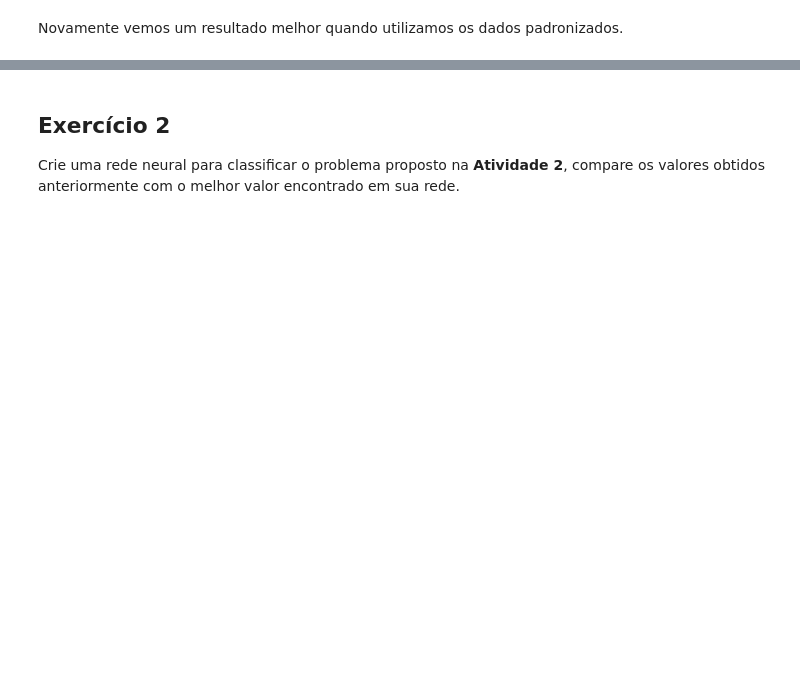
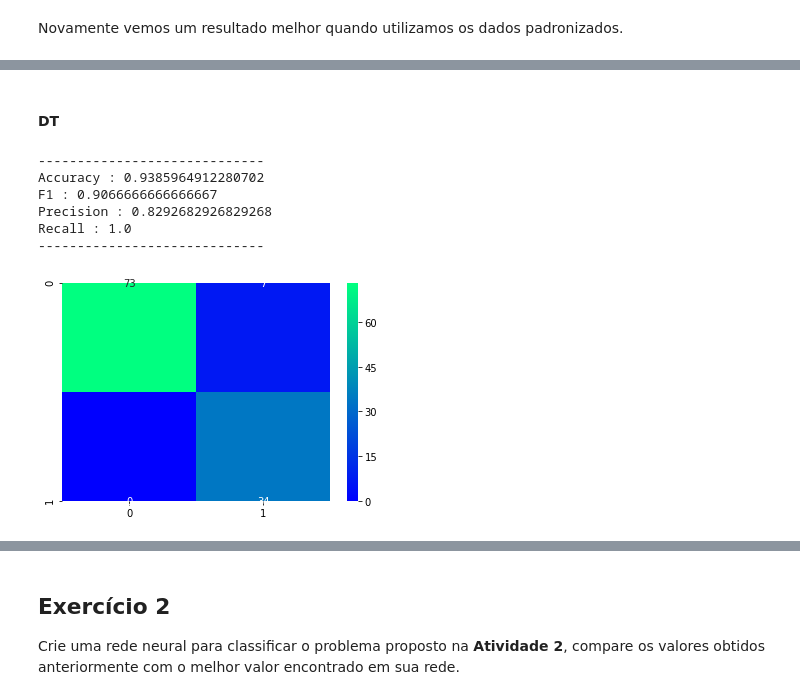
Before and after one commit to pgiaeinstein/cnn, a Jupyter notebook: Atividade2.ipynb, the cells around one changed output, grey strips where cells are left out. Cells and saved outputs as stored; diff of their text form; code cells hidden in the pictures; blank space fills up the shorter version.

```diff
--- a/Atividade2.ipynb
+++ b/Atividade2.ipynb
@@ -325,0 +644,15 @@ Novamente vemos um resultado melhor quando utilizamos os dados padronizados.
+# %% [markdown]
+#### DT
+# %%
+random_state = 0
+
+DT_model = DecisionTreeClassifier(random_state = random_state)
+testa_modelo(DT_model, X_train_worst_scaler, X_test_worst_scaler, Y_train_worst, Y_test_worst)
+# %% [output]
+-----------------------------
+Accuracy : 0.9385964912280702
+F1 : 0.9066666666666667
+Precision : 0.8292682926829268
+Recall : 1.0
+-----------------------------
+[figure, added]
```
Also changed, not shown: parts of 66 cells of this notebook.
